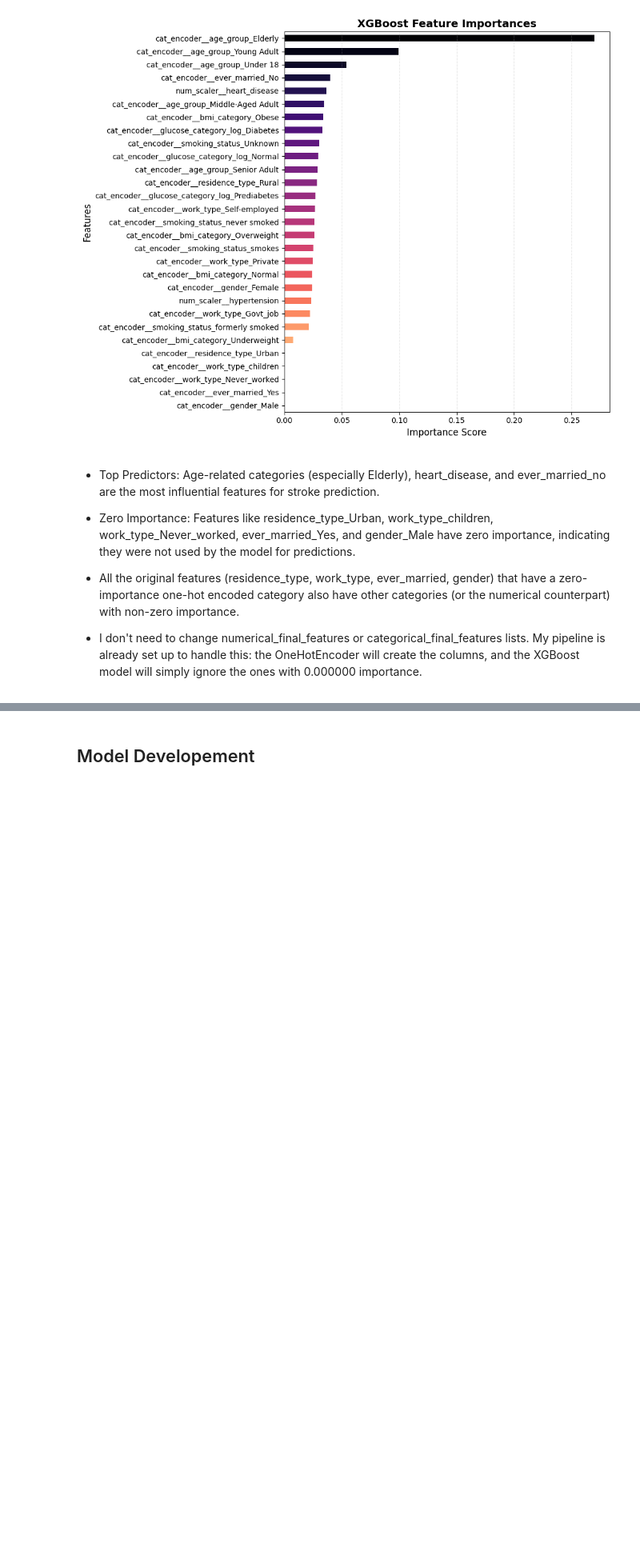
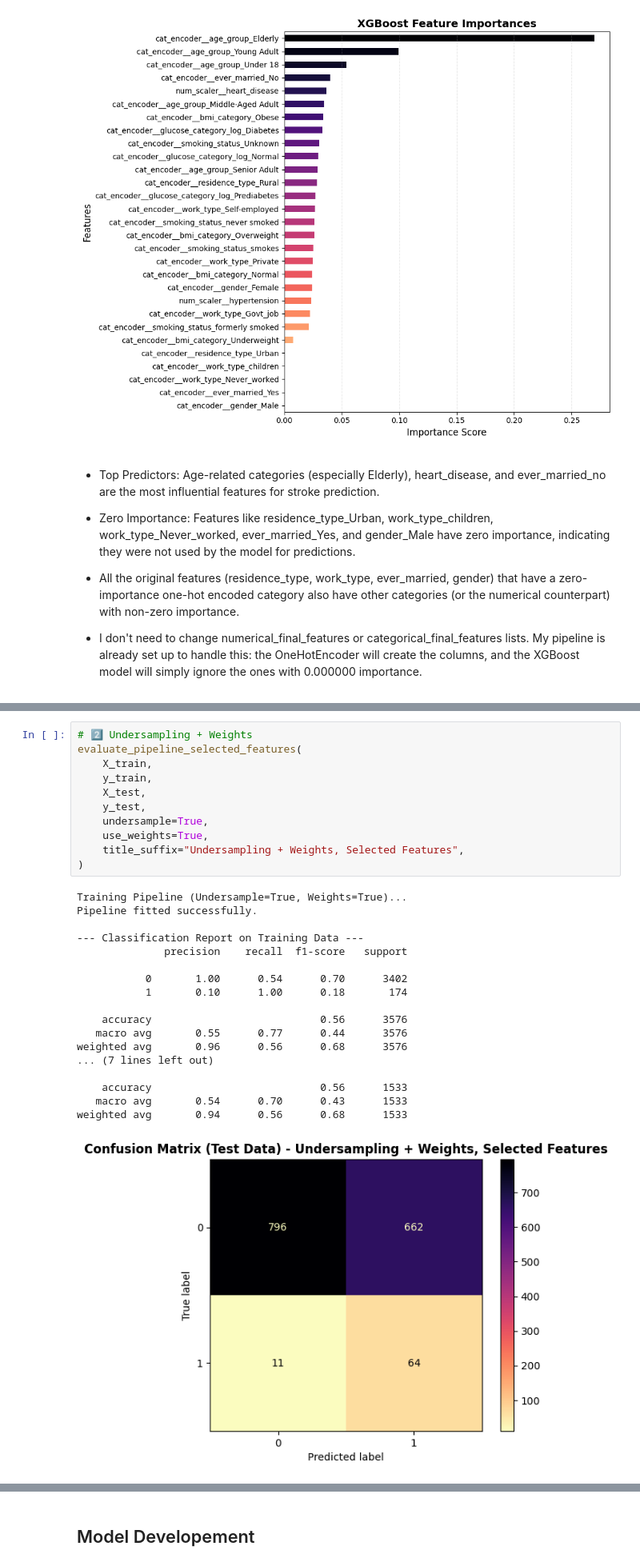
Before and after one commit to Duccard/stroke_risk_prediction, a Jupyter notebook: StrokeRiskPredictionModel.ipynb, the cells around one changed output, grey strips where cells are left out. Shown at 80% size. Cells and saved outputs as stored; diff of their text form; blank space fills up the shorter version.

```diff
--- a/StrokeRiskPredictionModel.ipynb
+++ b/StrokeRiskPredictionModel.ipynb
@@ -1859,0 +2097,30 @@ plt.show()
+# %%
+# 2️⃣ Undersampling + Weights
+evaluate_pipeline_selected_features(
+    X_train,
+    y_train,
+    X_test,
+    y_test,
+    undersample=True,
+    use_weights=True,
+    title_suffix="Undersampling + Weights, Selected Features",
+)
+# %% [output]
+Training Pipeline (Undersample=True, Weights=True)...
+Pipeline fitted successfully.
+
+--- Classification Report on Training Data ---
+              precision    recall  f1-score   support
+
+           0       1.00      0.54      0.70      3402
+           1       0.10      1.00      0.18       174
+
+    accuracy                           0.56      3576
+   macro avg       0.55      0.77      0.44      3576
+weighted avg       0.96      0.56      0.68      3576
+... (7 lines left out)
+
+    accuracy                           0.56      1533
+   macro avg       0.54      0.70      0.43      1533
+weighted avg       0.94      0.56      0.68      1533
+[figure, added]
```
Also changed, not shown: parts of 7 cells of this notebook.
